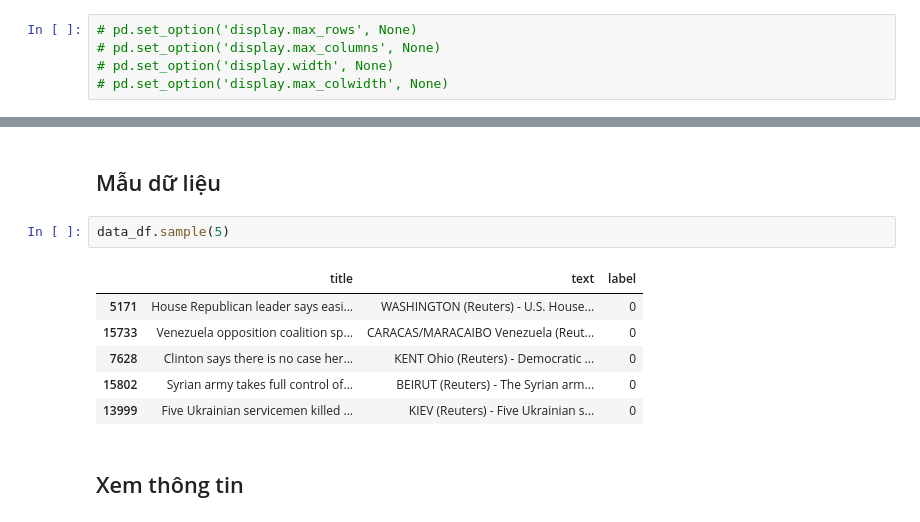
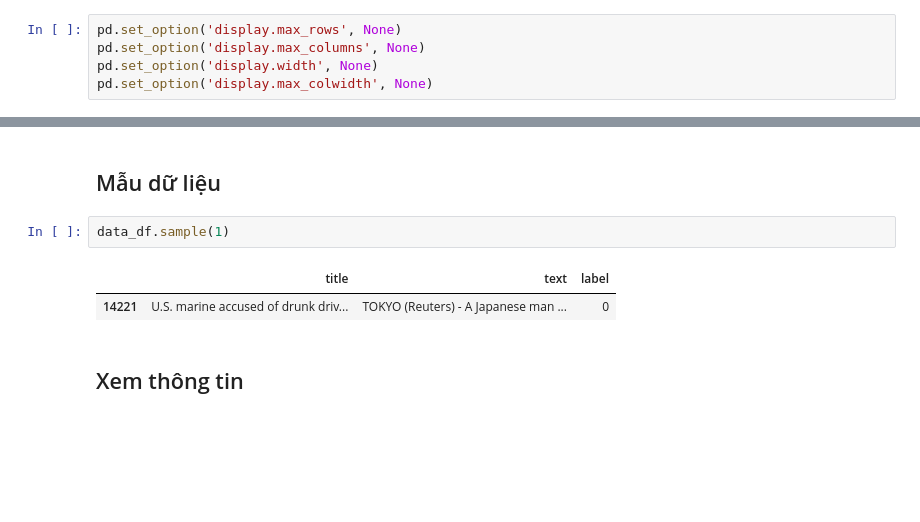
Before and after one commit to Hieu0112/DATN, a Jupyter notebook: Demo/English/Demo_English.ipynb, the cells around one changed output, grey strips where cells are left out. Drawn from its saved outputs; the diff is of its cells as text; blank space fills up the shorter version.

```diff
--- a/Demo/English/Demo_English.ipynb
+++ b/Demo/English/Demo_English.ipynb
@@ -18,10 +13,10 @@ warnings.filterwarnings("ignore")
 # %% [markdown]
 # Cài đặt hiển thị dataFrame
 # %%
-# pd.set_option('display.max_rows', None)
-# pd.set_option('display.max_columns', None)
-# pd.set_option('display.width', None)
-# pd.set_option('display.max_colwidth', None)
+pd.set_option('display.max_rows', None)
+pd.set_option('display.max_columns', None)
+pd.set_option('display.width', None)
+pd.set_option('display.max_colwidth', None)
 # %% [markdown]
 # Đọc dữ liệu
 # %% [markdown]
@@ -41,14 +30,10 @@ model_NB = os.path.join("../../Model/English", "English_NB_model.joblib")
 # %% [markdown]
 ## Mẫu dữ liệu
 # %%
-data_df.sample(5)
+data_df.sample(1)
 # %% [output]
 |  | title | text | label |
-| 5171 | House Republican leader says easi... | WASHINGTON (Reuters) - U.S. House... | 0 |
-| 15733 | Venezuela opposition coalition sp... | CARACAS/MARACAIBO Venezuela (Reut... | 0 |
-| 7628 | Clinton says there is no case her... | KENT Ohio (Reuters) - Democratic ... | 0 |
-| 15802 | Syrian army takes full control of... | BEIRUT (Reuters) - The Syrian arm... | 0 |
-| 13999 | Five Ukrainian servicemen killed ... | KIEV (Reuters) - Five Ukrainian s... | 0 |
+| 14221 | U.S. marine accused of drunk driv... | TOKYO (Reuters) - A Japanese man ... | 0 |
 # %% [markdown]
 ## Xem thông tin
 # %%
```
Also changed, not shown: parts of 55 cells of this notebook, 37 other files.
